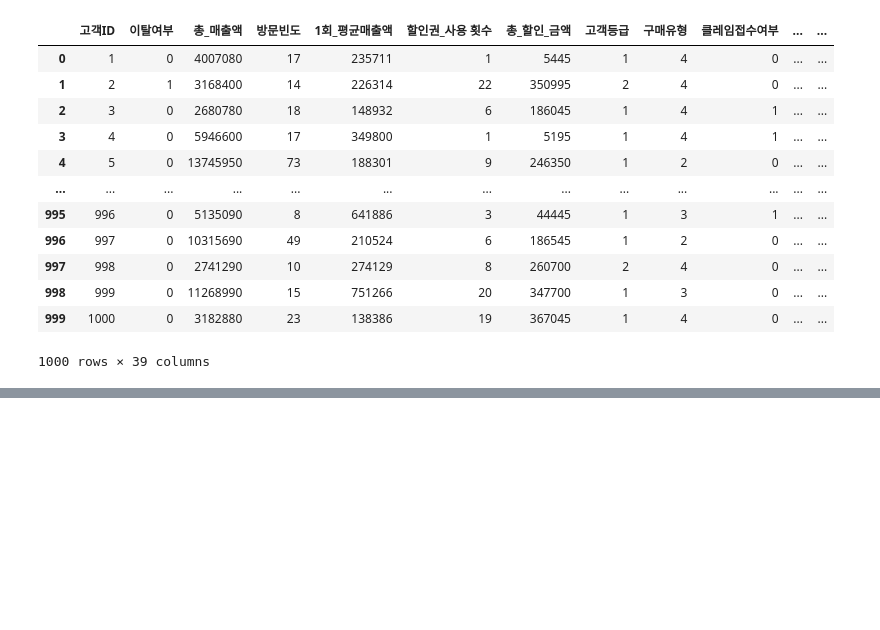
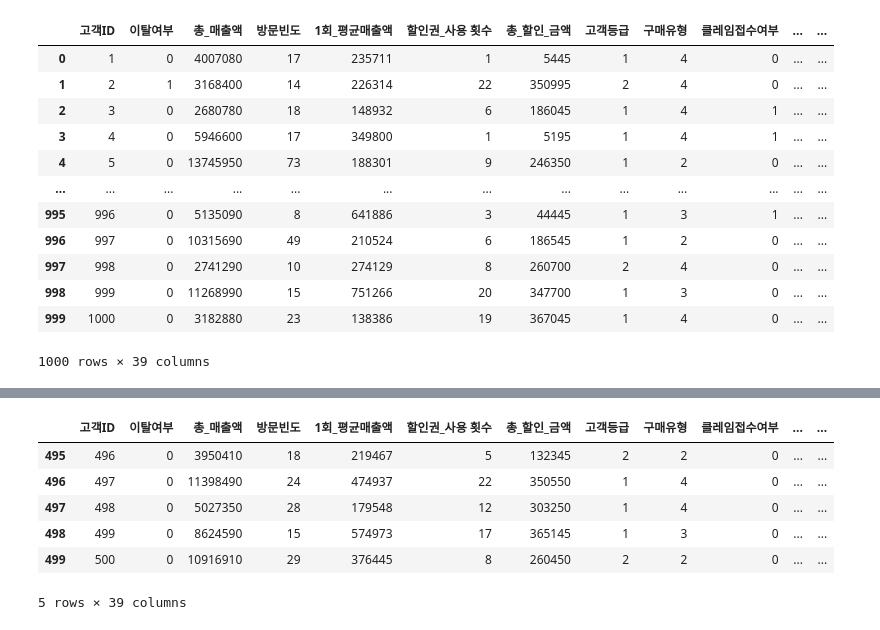
Before and after one commit to starfishkenny/Python, a Jupyter notebook: 20210328_Statistics for Marketing(2).ipynb, the cells around one changed output, grey strips where cells are left out. Saved outputs shown, nothing was run; the diff lists cells and outputs as text; code cells hidden in the pictures; blank space fills up the shorter version.

```diff
--- a/20210328_Statistics for Marketing(2).ipynb
+++ b/20210328_Statistics for Marketing(2).ipynb
@@ -24,0 +72,15 @@ df
+# %%
+# 데이터 분할  실습 ('고객ID'를 기준으로 고객ID가 500 이하와 500 초과의 두 고객 군으로 분할하기)
+
+under_500 = df[df.고객ID<=500]
+upper_500 = df[df.고객ID>500]
+# %%
+under_500.tail()
+# %% [output]
+|  | 고객ID | 이탈여부 | 총_매출액 | 방문빈도 | 1회_평균매출액 | 할인권_사용 횟수 | 총_할인_금액 | 고객등급 | 구매유형 | 클레임접수여부 | ... | ... |
+| 495 | 496 | 0 | 3950410 | 18 | 219467 | 5 | 132345 | 2 | 2 | 0 | ... | ... |
+| 496 | 497 | 0 | 11398490 | 24 | 474937 | 22 | 350550 | 1 | 4 | 0 | ... | ... |
+| 497 | 498 | 0 | 5027350 | 28 | 179548 | 12 | 303250 | 1 | 4 | 0 | ... | ... |
+| 498 | 499 | 0 | 8624590 | 15 | 574973 | 17 | 365145 | 1 | 3 | 0 | ... | ... |
+| 499 | 500 | 0 | 10916910 | 29 | 376445 | 8 | 260450 | 2 | 2 | 0 | ... | ... |
+5 rows × 39 columns
```
Also changed, not shown: parts of 12 cells of this notebook.
